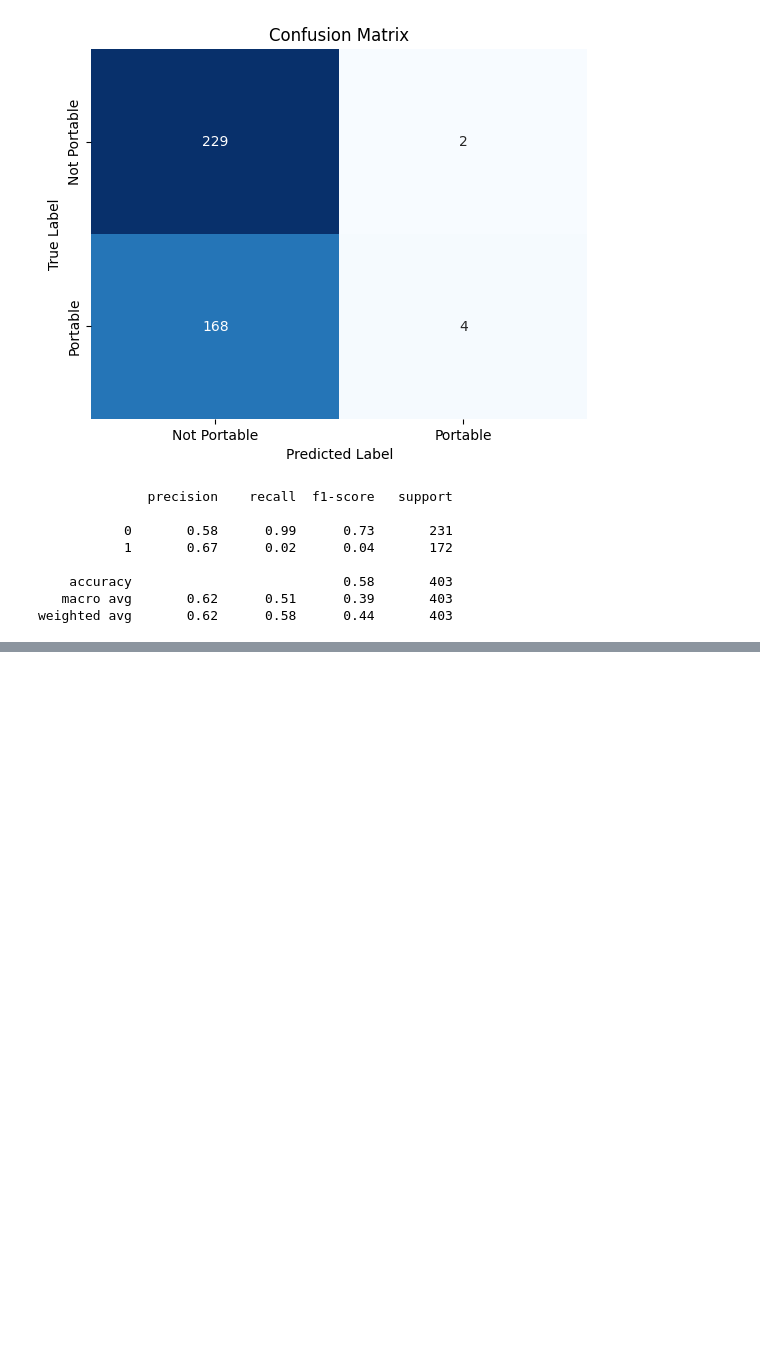
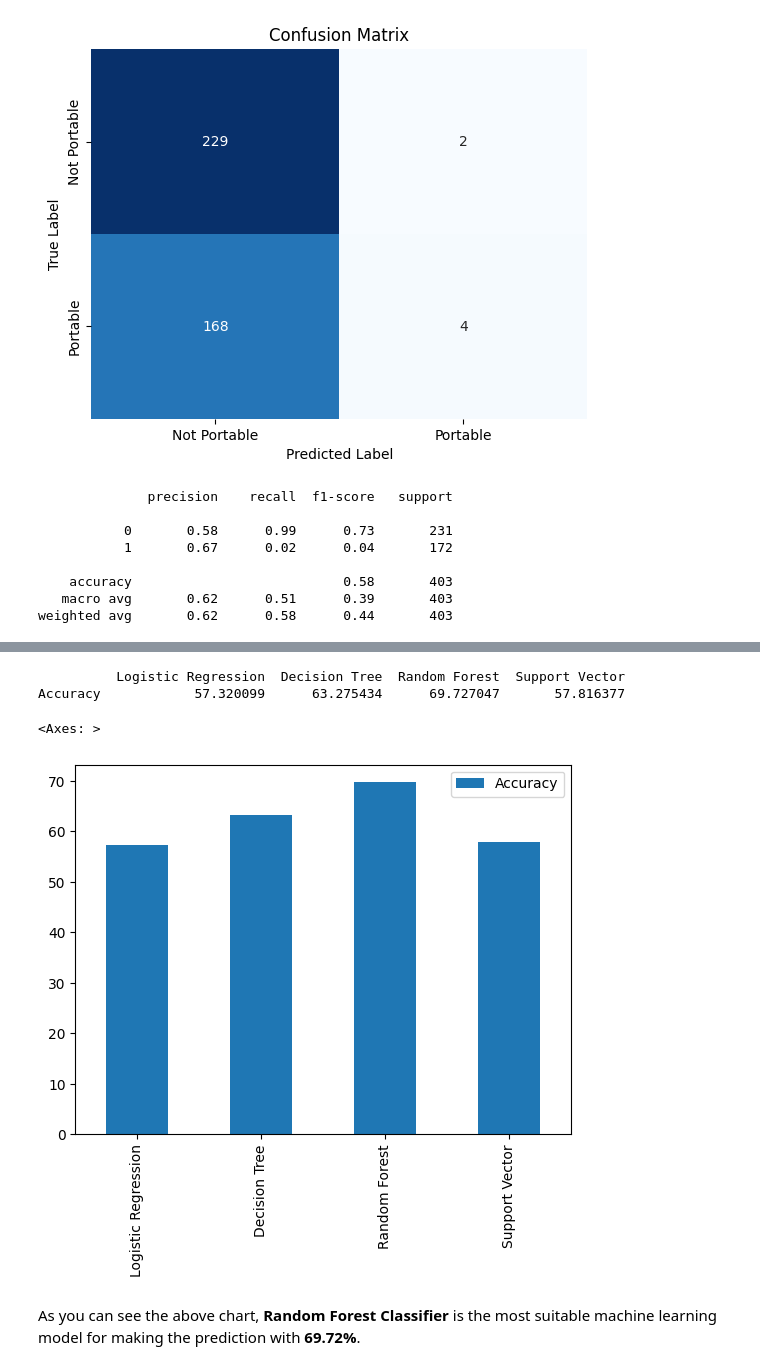
Before and after one commit to rahulbijoor/water-potability-prediction, a Jupyter notebook: water-potability-prediction.ipynb, the cells around one changed output, grey strips where cells are left out. Saved outputs shown, nothing was run; the diff lists cells and outputs as text; code cells hidden in the pictures; blank space fills up the shorter version.

Commit message:
choosing the best model

```diff
--- a/water-potability-prediction.ipynb
+++ b/water-potability-prediction.ipynb
@@ -279,7 +279,7 @@ Support Vector Machine (SVM) is a powerful supervised machine learning algorithm
 # %%
 from sklearn.svm import SVC
 # %%
-svm_classifier = SVC(kernel='linear', C=1.0)
+svm_classifier = SVC(kernel='linear',degree=3)
 
 svm_classifier.fit(X_train, y_train)
 
@@ -310,0 +316,16 @@ weighted avg       0.62      0.58      0.44       403
+# %%
+from sklearn.metrics import accuracy_score
+model_scores = {'Logistic Regression': accuracy_score(y_test, lr_pred)*100,
+'Decision Tree': accuracy_score(y_test, clf_pred)*100,
+'Random Forest': accuracy_score(y_test, rf_pred)*100,
+'Support Vector': accuracy_score(y_test, svm_pred)*100}
+model_compare=pd.DataFrame(model_scores,index=['Accuracy'])
+print(model_compare)
+model_compare.T.plot(kind='bar')
+# %% [output]
+          Logistic Regression  Decision Tree  Random Forest  Support Vector
+Accuracy            57.320099      63.275434      69.727047       57.816377
+<Axes: >
+[figure, added]
+# %% [markdown]
+As you can see the above chart, **Random Forest Classifier** is the most suitable machine learning model for making the prediction with **69.72%**.
```
Also changed, not shown: parts of 3 cells of this notebook.
